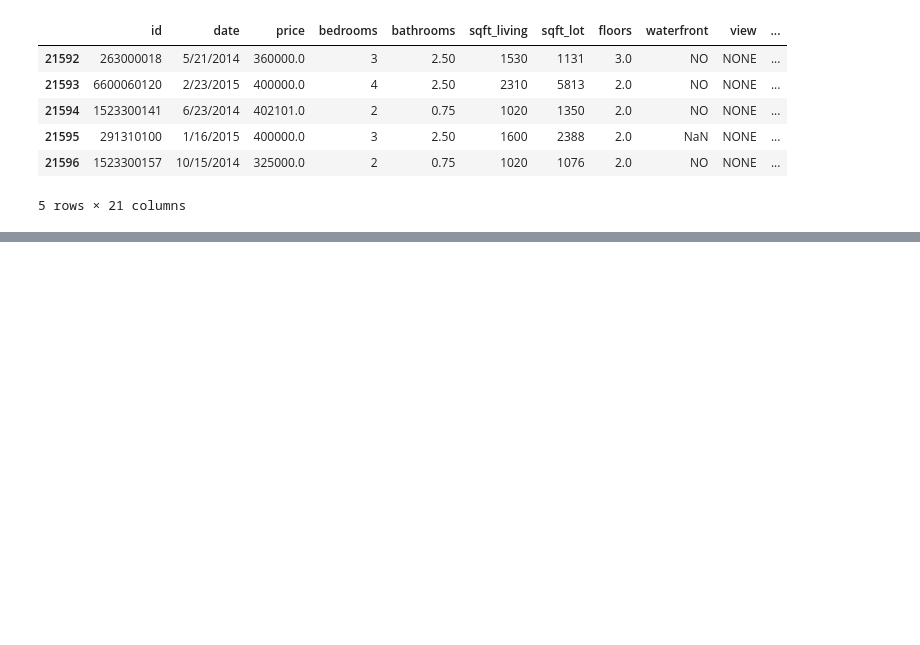
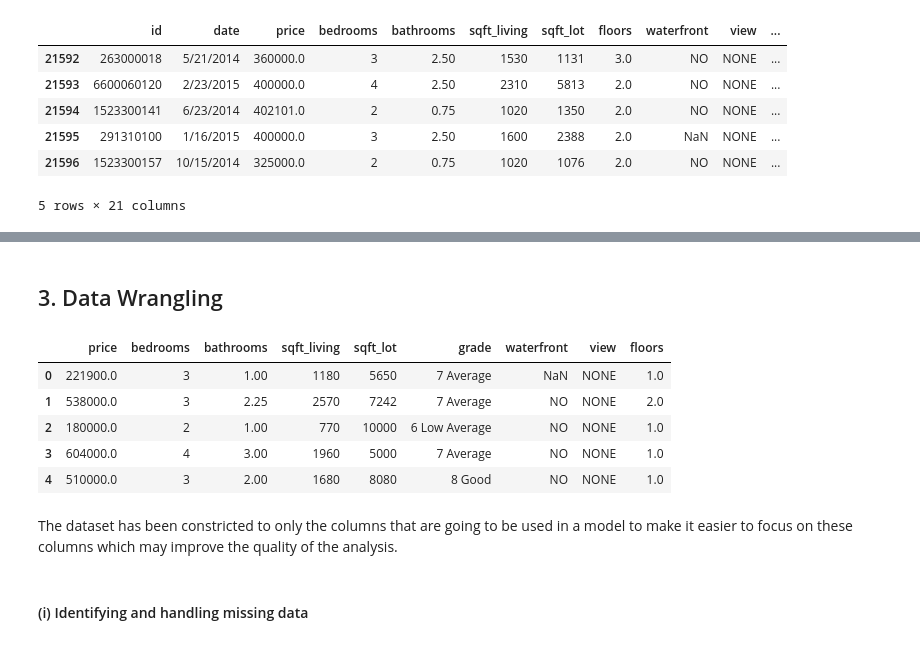
Before and after one commit to KimberlyWairimu/Phase-2-project, a Jupyter notebook: student.ipynb, the cells around one changed output, grey strips where cells are left out. Drawn from its saved outputs; the diff is of its cells as text; code cells hidden in the pictures; blank space fills up the shorter version.

Commit message:
Added data wrangling

```diff
--- a/student.ipynb
+++ b/student.ipynb
@@ -91,0 +114,16 @@ housing_df.tail()
+# %% [markdown]
+## 3. Data Wrangling
+# %%
+housing_df = housing_df[["price","bedrooms","bathrooms","sqft_living","sqft_lot","grade","waterfront","view","floors"]]
+housing_df.head()
+# %% [output]
+|  | price | bedrooms | bathrooms | sqft_living | sqft_lot | grade | waterfront | view | floors |
+| 0 | 221900.0 | 3 | 1.00 | 1180 | 5650 | 7 Average | NaN | NONE | 1.0 |
+| 1 | 538000.0 | 3 | 2.25 | 2570 | 7242 | 7 Average | NO | NONE | 2.0 |
+| 2 | 180000.0 | 2 | 1.00 | 770 | 10000 | 6 Low Average | NO | NONE | 1.0 |
+| 3 | 604000.0 | 4 | 3.00 | 1960 | 5000 | 7 Average | NO | NONE | 1.0 |
+| 4 | 510000.0 | 3 | 2.00 | 1680 | 8080 | 8 Good | NO | NONE | 1.0 |
+# %% [markdown]
+The dataset has been constricted to only the columns that are going to be used in a model to make it easier to focus on these columns which may improve the quality of the analysis.
+# %% [markdown]
+#### (i) Identifying and handling missing data
```
Also changed, not shown: parts of 21 cells of this notebook.
